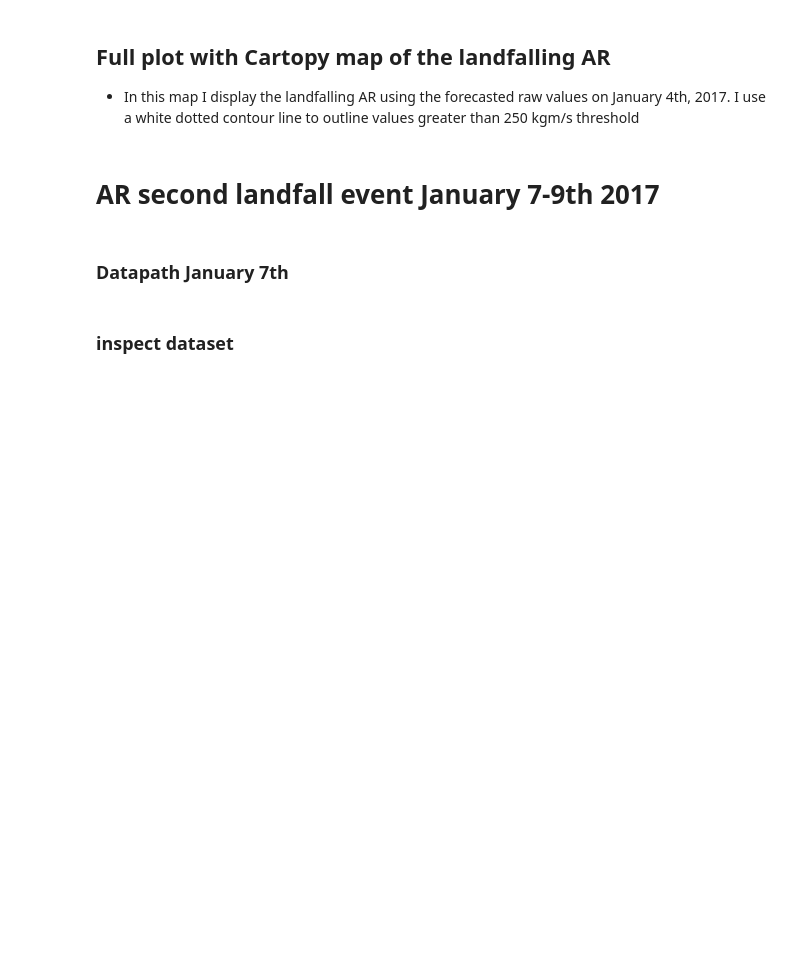
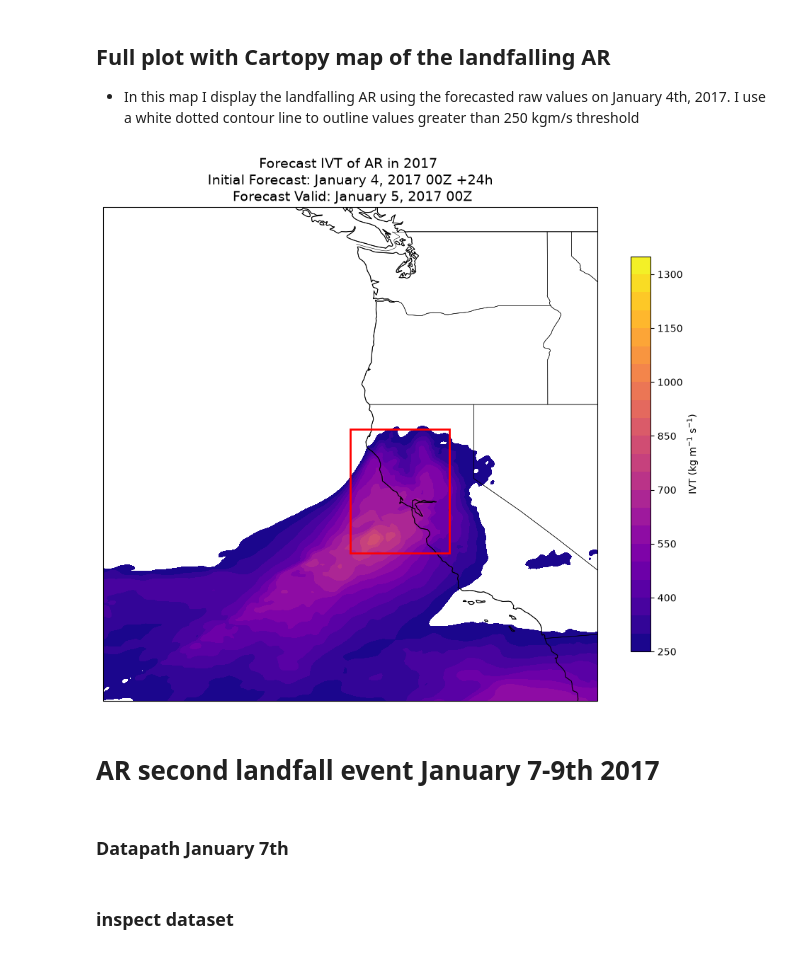
Before and after one commit to CW3E/Forecast_verification_sshamsian, a Jupyter notebook: AR_landfall_northcali_week3.ipynb, the cells around one changed output. Saved outputs shown, nothing was run; the diff lists cells and outputs as text; code cells hidden in the pictures; blank space fills up the shorter version.

Commit message:
Made crucial changes to both AR_landfall notebook and getting started notebook to make them look more polished but more changes will be made later to make the plots look cleaner

```diff
--- a/AR_landfall_northcali_week3.ipynb
+++ b/AR_landfall_northcali_week3.ipynb
@@ -98,36 +101,38 @@ fig = plt.figure(figsize=(12, 8))
 ax = plt.axes(projection=ccrs.PlateCarree())
 ax.set_extent([-135, -115, 30, 50], crs=ccrs.PlateCarree())
 
 ax.add_feature(cfeature.COASTLINE, linewidth=0.8)
 ax.add_feature(cfeature.BORDERS, linewidth=0.4)
 ax.add_feature(cfeature.STATES, linewidth=0.4)
 
-cf = ax.contourf(lon, lat, ivt, levels=np.arange(0, 1001, 50), cmap="plasma", transform=ccrs.PlateCarree())
-ax.contour(lon, lat, ivt, levels=[250], colors="white", linewidths=1.0, linestyles="--", transform=ccrs.PlateCarree())
+cf = ax.contourf(lon, lat, ivt, levels=np.arange(250, 1400, 50), cmap="plasma", transform=ccrs.PlateCarree())
+# ax.contour(lon, lat, ivt, levels=[250], colors="white", linewidths=1.0, linestyles="--", transform=ccrs.PlateCarree())
 
-ax.set_title("Forecast IVT and AR boundary\nJanuary 4, 2017 00Z +24h")
+ax.set_title("Forecast IVT of AR in 2017 \n Initial Forecast: January 4, 2017 00Z +24h \n Forecast Valid: January 5, 2017 00Z", fontsize=14)
 ax.set_xlabel("Longitude")
 ax.set_ylabel("Latitude")
 cbar = plt.colorbar(cf, ax=ax, pad=0.04, shrink=0.8)
 cbar.set_label("IVT (kg m$^{-1}$ s$^{-1}$)")
 # Red box showing the landfall region
 ax = plt.gca()
 
 lon0, lon1 = -125, -121
 lat0, lat1 = 36, 41
 
 rect = plt.Rectangle(
     (lon0, lat0),
     lon1 - lon0,
     lat1 - lat0,
     fill=False,
     edgecolor="red",
     linewidth=2,
     zorder=5
 )
 ax.add_patch(rect)
 plt.tight_layout()
 plt.show()
+# %% [output]
+[figure, added]
 # %% [markdown]
 # AR second landfall event January 7-9th 2017
 # %% [markdown]
```
Also changed, not shown: parts of 5 cells of this notebook, 1 other file.
